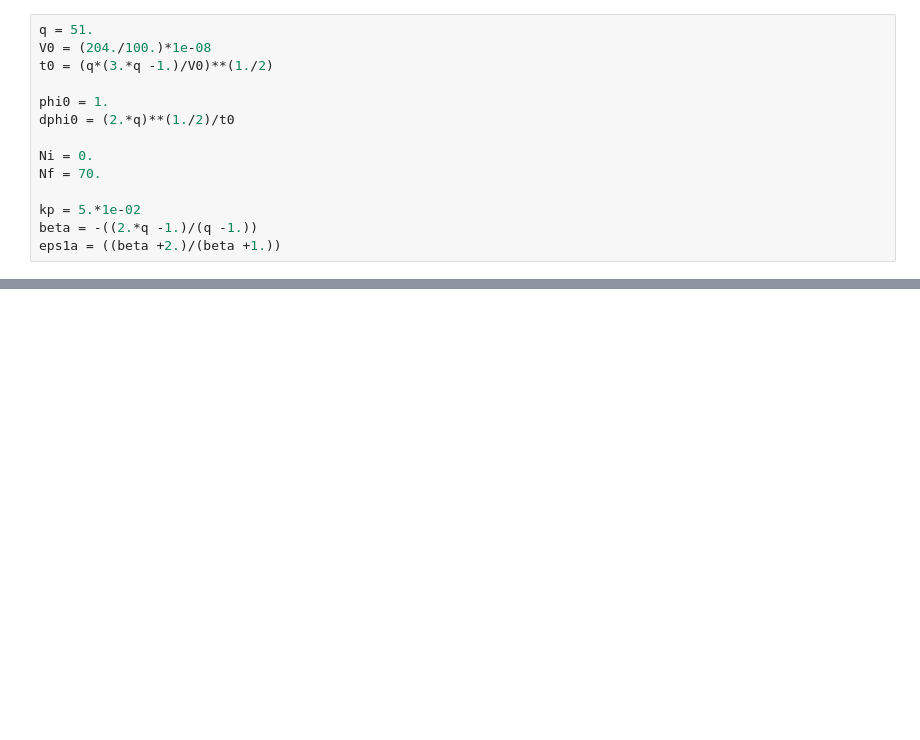
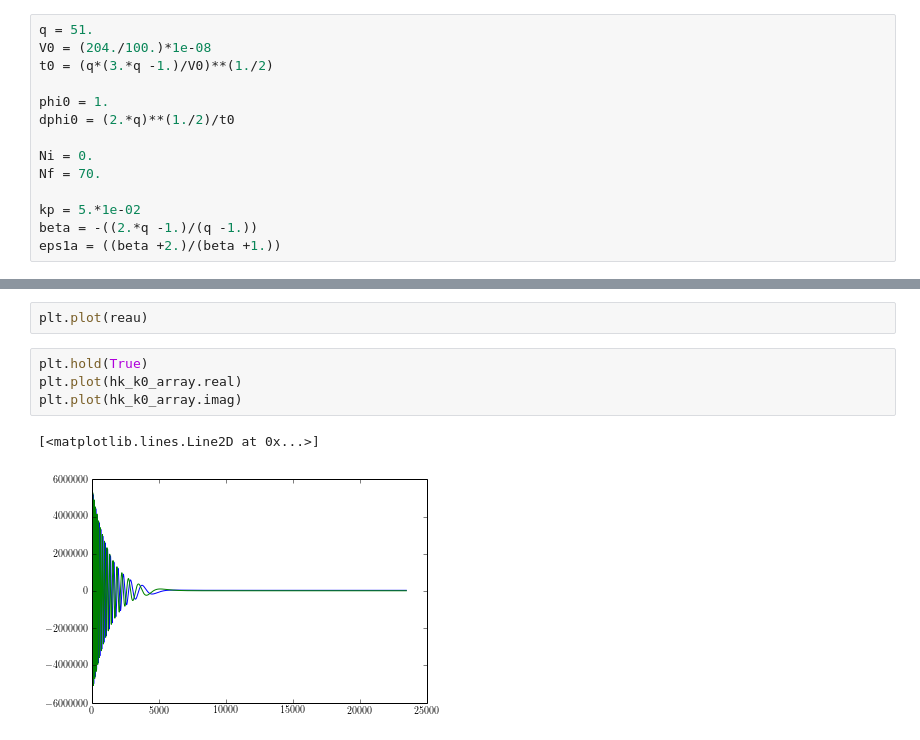
Before and after one commit to rahulporuri/project_work, a Jupyter notebook: power_law/tensor_bi-spectrum_squeezed_limit.ipynb, the cells around one changed output, grey strips where cells are left out. Saved outputs shown, nothing was run; the diff lists cells and outputs as text; blank space fills up the shorter version.

```diff
--- a/power_law/tensor_bi-spectrum_squeezed_limit.ipynb
+++ b/power_law/tensor_bi-spectrum_squeezed_limit.ipynb
@@ -395,0 +262,9 @@ plt.semilogx(k_list[3:], numpy.real(h_NL[3:]))
+# %%
+plt.plot(reau)
+# %%
+plt.hold(True)
+plt.plot(hk_k0_array.real)
+plt.plot(hk_k0_array.imag)
+# %% [output]
+[<matplotlib.lines.Line2D at 0x...>]
+[figure, added]
```
Also changed, not shown: parts of 44 cells of this notebook, 3 other files.
